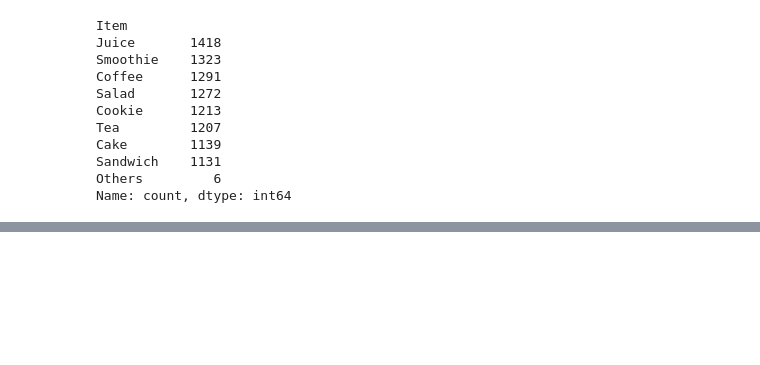
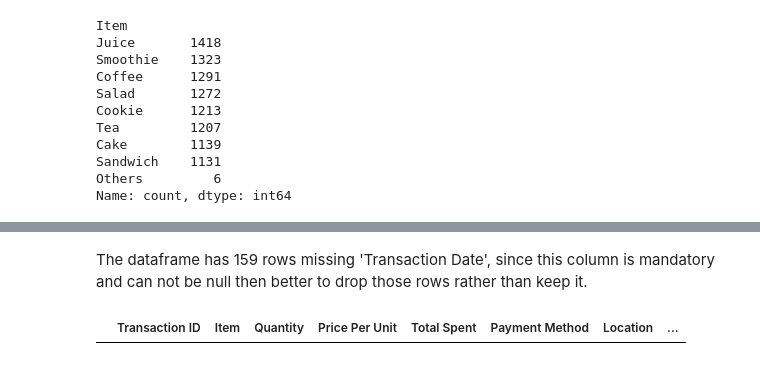
Before and after one commit to jeeenss/Data-Analysis-with-Python, a Jupyter notebook: Cafe_Sales/cafe_sales_analysis.ipynb, the cells around one changed output, grey strips where cells are left out. Drawn from its saved outputs; the diff is of its cells as text; code cells hidden in the pictures; blank space fills up the shorter version.

```diff
--- a/Cafe_Sales/cafe_sales_analysis.ipynb
+++ b/Cafe_Sales/cafe_sales_analysis.ipynb
@@ -446,0 +467,7 @@ Name: count, dtype: int64
+# %% [markdown]
+The dataframe has 159 rows missing 'Transaction Date', since this column is mandatory and can not be null then better to drop those rows rather than keep it.
+# %%
+df.dropna(subset=['Transaction Date'], inplace=True)
+df[df['Transaction Date'].isnull()]
+# %% [output]
+|  | Transaction ID | Item | Quantity | Price Per Unit | Total Spent | Payment Method | Location | ... |
```
Also changed, not shown: parts of 9 cells of this notebook.
